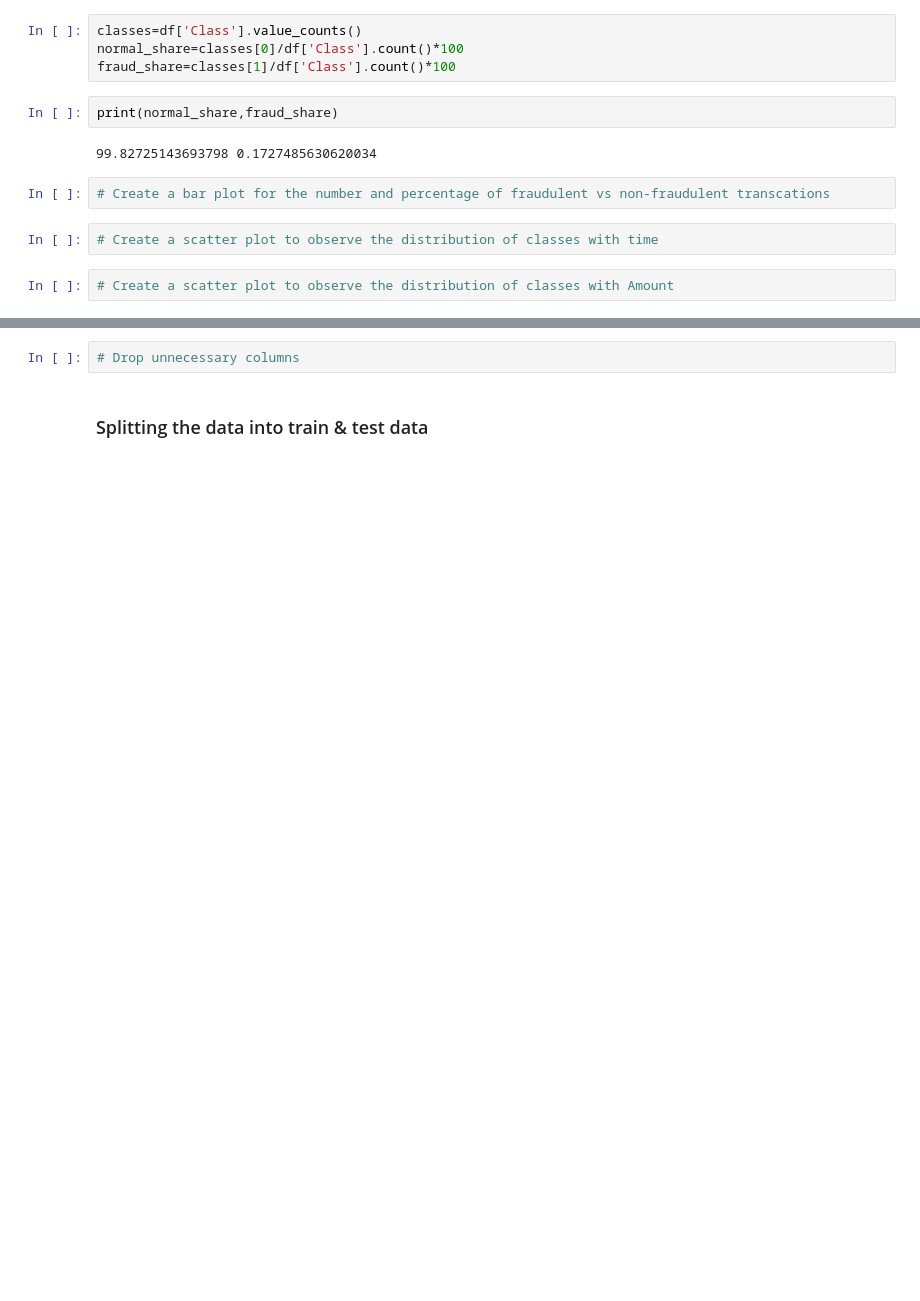
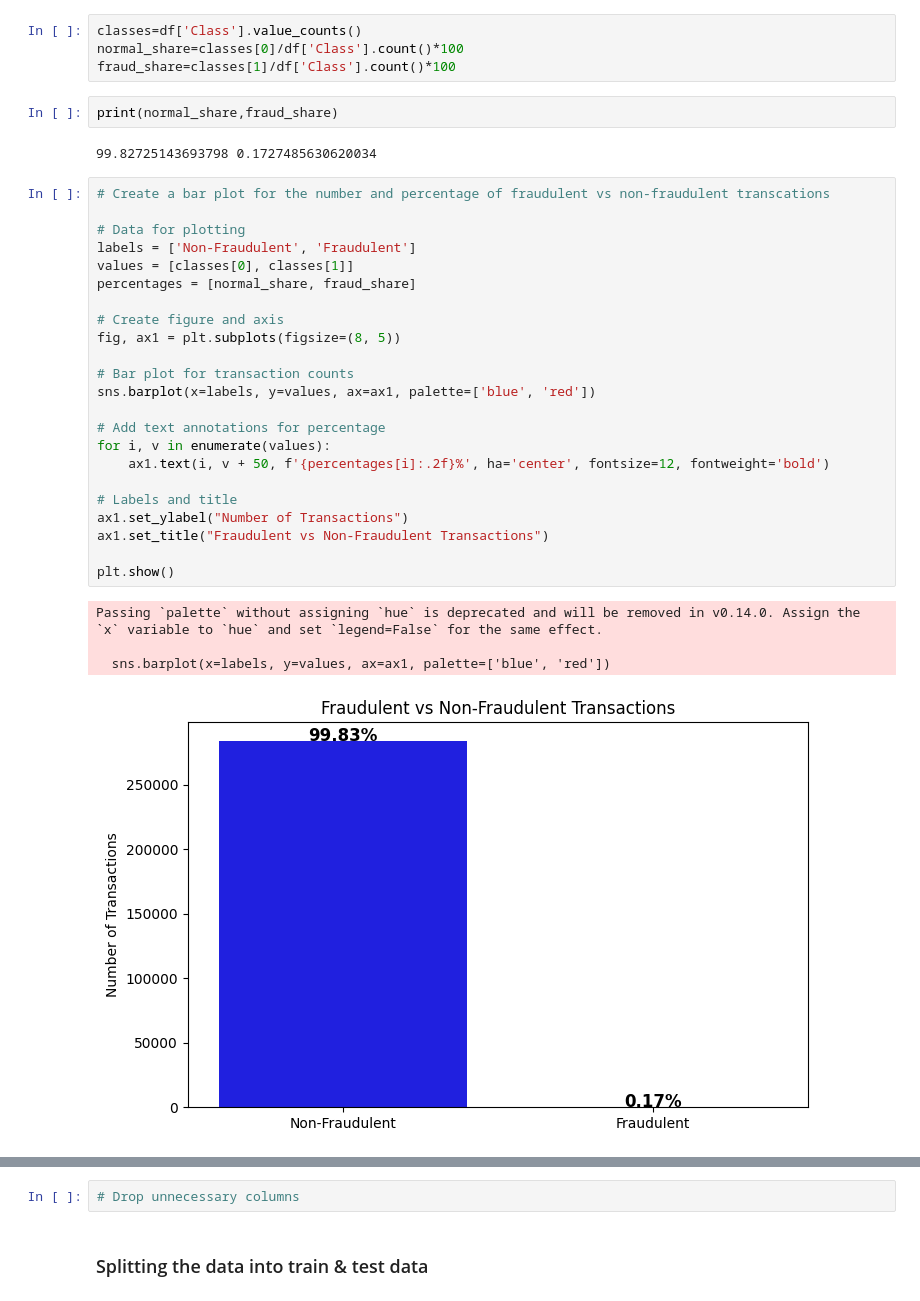
Before and after one commit to iilnreddy/ccdetect, a Jupyter notebook: Credit_card_fraud_detection.ipynb, the cells around one changed output, grey strips where cells are left out. Cells and saved outputs as stored; diff of their text form; blank space fills up the shorter version.

```diff
--- a/Credit_card_fraud_detection.ipynb
+++ b/Credit_card_fraud_detection.ipynb
@@ -48,9 +50,31 @@ fraud_share=classes[1]/df['Class'].count()*100
 print(normal_share,fraud_share)
 # %% [output]
 99.82725143693798 0.1727485630620034
-# %%
-# Create a bar plot for the number and percentage of fraudulent vs non-fraudulent transcations
-# %%
-# Create a scatter plot to observe the distribution of classes with time
-# %%
-# Create a scatter plot to observe the distribution of classes with Amount
+# %%
+# Create a bar plot for the number and percentage of fraudulent vs non-fraudulent transcations
+
+# Data for plotting
+labels = ['Non-Fraudulent', 'Fraudulent']
+values = [classes[0], classes[1]]
+percentages = [normal_share, fraud_share]
+
+# Create figure and axis
+fig, ax1 = plt.subplots(figsize=(8, 5))
+
+# Bar plot for transaction counts
+sns.barplot(x=labels, y=values, ax=ax1, palette=['blue', 'red'])
+
+# Add text annotations for percentage
+for i, v in enumerate(values):
+    ax1.text(i, v + 50, f'{percentages[i]:.2f}%', ha='center', fontsize=12, fontweight='bold')
+
+# Labels and title
+ax1.set_ylabel("Number of Transactions")
+ax1.set_title("Fraudulent vs Non-Fraudulent Transactions")
+
+plt.show()
+# %% [output]
+Passing `palette` without assigning `hue` is deprecated and will be removed in v0.14.0. Assign the `x` variable to `hue` and set `legend=False` for the same effect.
+
+  sns.barplot(x=labels, y=values, ax=ax1, palette=['blue', 'red'])
+[figure, added]
```
Also changed, not shown: parts of 3 cells of this notebook.
